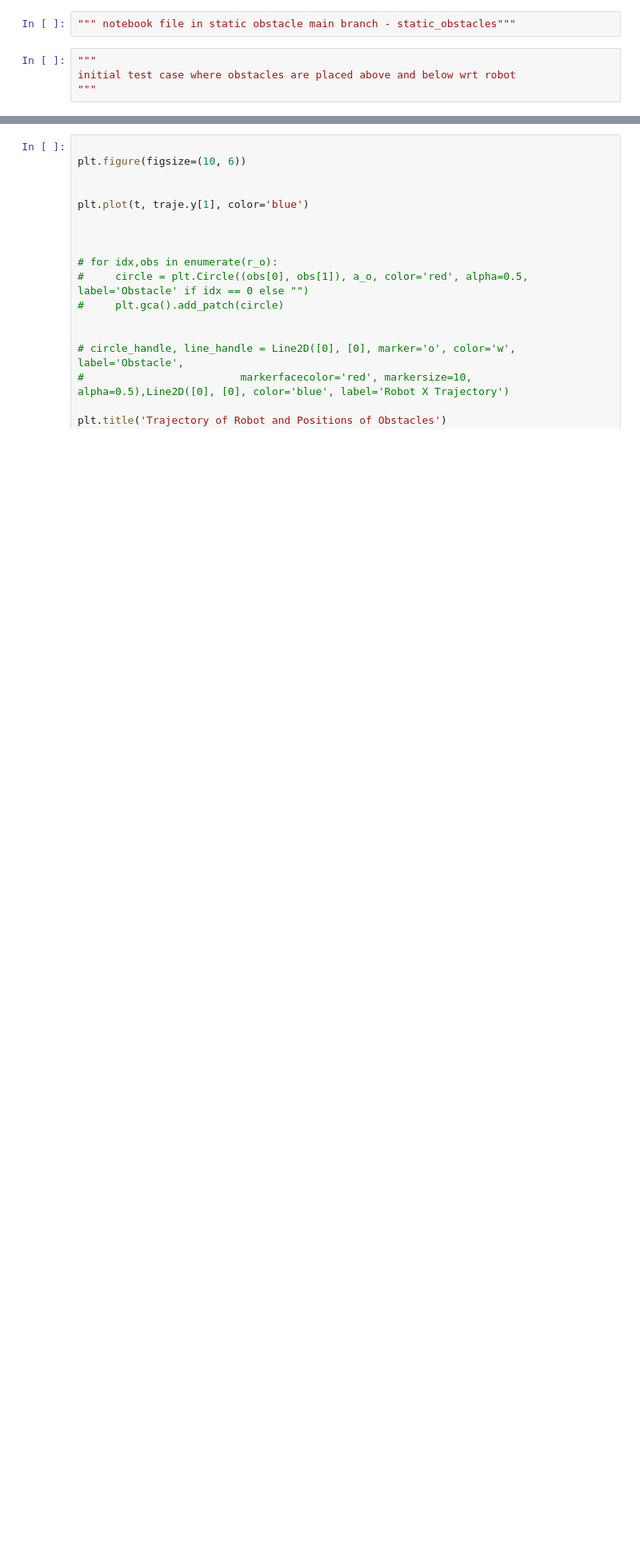
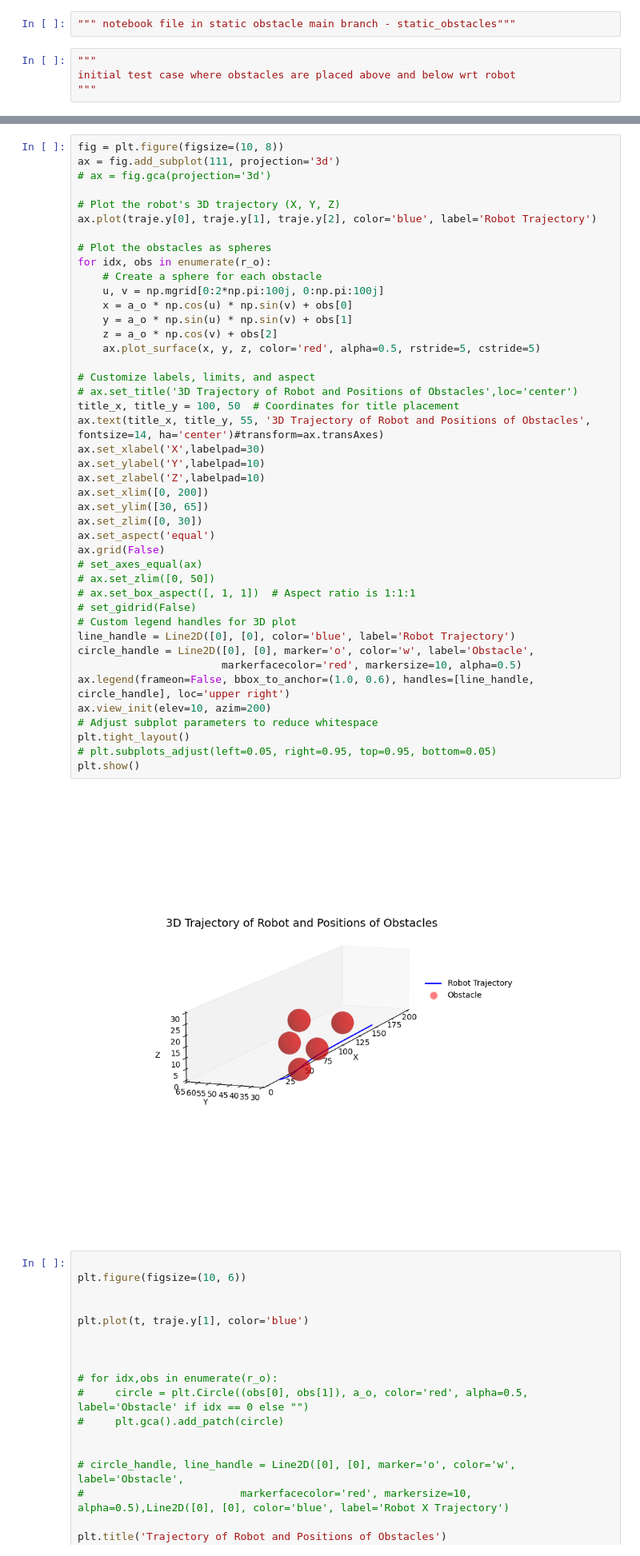
Before and after one commit to JainOthniel/path_plan_hydrodynamics, a Jupyter notebook: static_obstacles/static_obstacle_test_1.ipynb, the cells around one changed output, grey strips where cells are left out. Shown at 80% size. Drawn from its saved outputs; the diff is of its cells as text; blank space fills up the shorter version.

Commit message:
added position coordinates from the simulation to simulate it

```diff
--- a/static_obstacles/static_obstacle_test_1.ipynb
+++ b/static_obstacles/static_obstacle_test_1.ipynb
@@ -76,3 +169,48 @@ if __name__ == 'main.py':
+# %%
+fig = plt.figure(figsize=(10, 8))
+ax = fig.add_subplot(111, projection='3d')
+# ax = fig.gca(projection='3d')
+
+# Plot the robot's 3D trajectory (X, Y, Z)
+ax.plot(traje.y[0], traje.y[1], traje.y[2], color='blue', label='Robot Trajectory')
+
+# Plot the obstacles as spheres
+for idx, obs in enumerate(r_o):
+    # Create a sphere for each obstacle
+    u, v = np.mgrid[0:2*np.pi:100j, 0:np.pi:100j]
+    x = a_o * np.cos(u) * np.sin(v) + obs[0]
+    y = a_o * np.sin(u) * np.sin(v) + obs[1]
+    z = a_o * np.cos(v) + obs[2]
+    ax.plot_surface(x, y, z, color='red', alpha=0.5, rstride=5, cstride=5)
+
+# Customize labels, limits, and aspect
+# ax.set_title('3D Trajectory of Robot and Positions of Obstacles',loc='center')
+title_x, title_y = 100, 50  # Coordinates for title placement
+ax.text(title_x, title_y, 55, '3D Trajectory of Robot and Positions of Obstacles', fontsize=14, ha='center')#transform=ax.transAxes)
+ax.set_xlabel('X',labelpad=30)
+ax.set_ylabel('Y',labelpad=10)
+ax.set_zlabel('Z',labelpad=10)
+ax.set_xlim([0, 200])
+ax.set_ylim([30, 65])
+ax.set_zlim([0, 30])
+ax.set_aspect('equal')
+ax.grid(False)
+# set_axes_equal(ax)
+# ax.set_zlim([0, 50])
+# ax.set_box_aspect([, 1, 1])  # Aspect ratio is 1:1:1
+# set_gidrid(False)
+# Custom legend handles for 3D plot
+line_handle = Line2D([0], [0], color='blue', label='Robot Trajectory')
+circle_handle = Line2D([0], [0], marker='o', color='w', label='Obstacle',
+                       markerfacecolor='red', markersize=10, alpha=0.5)
+ax.legend(frameon=False, bbox_to_anchor=(1.0, 0.6), handles=[line_handle, circle_handle], loc='upper right')
+ax.view_init(elev=10, azim=200)
+# Adjust subplot parameters to reduce whitespace
+plt.tight_layout()
+# plt.subplots_adjust(left=0.05, right=0.95, top=0.95, bottom=0.05)
+plt.show()
+# %% [output]
+[figure, added]
 # %%
 
 plt.figure(figsize=(10, 6))
```
Also changed, not shown: parts of 9 cells of this notebook, 1 other file.
